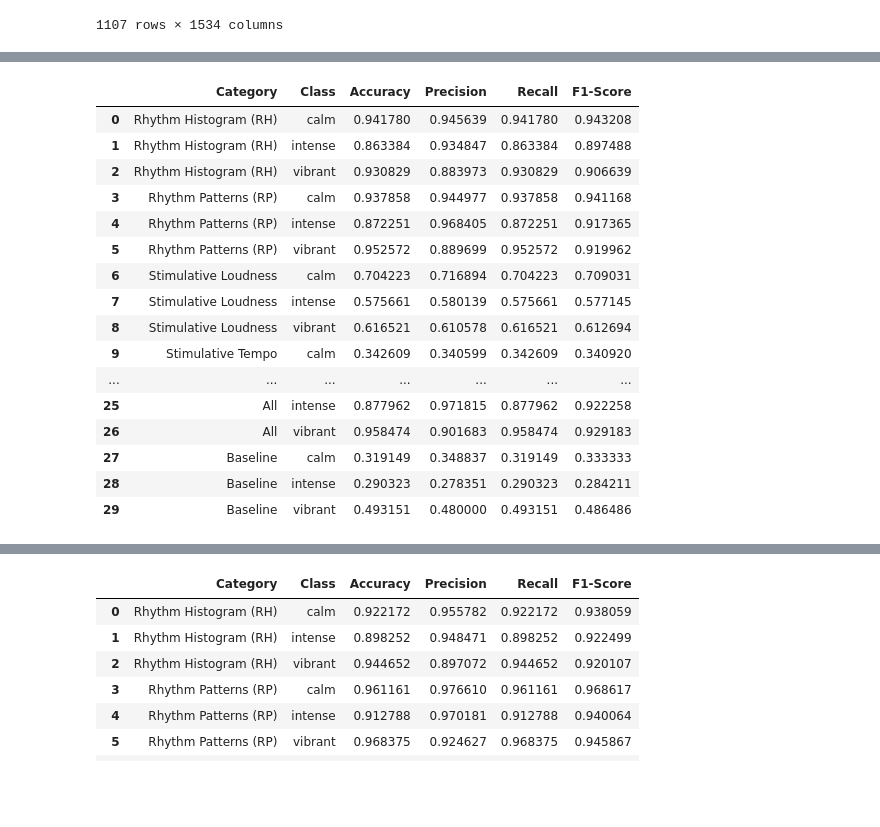
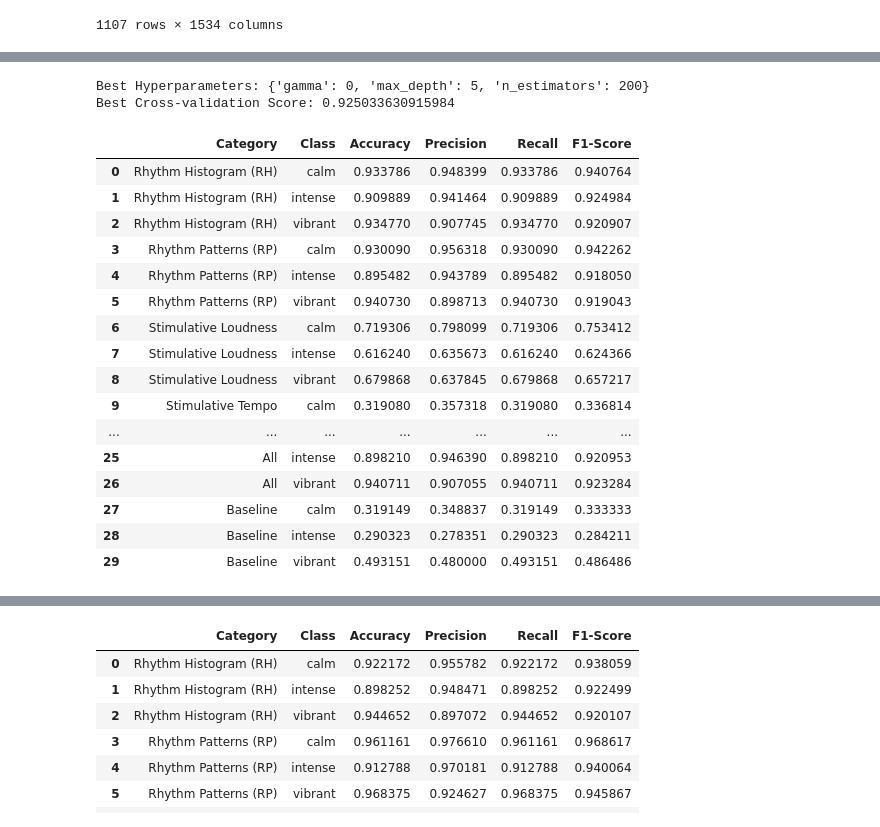
Before and after one commit to miketheofan/msc-in-data-science, a Jupyter notebook: pepmusic_assignment.ipynb, the cells around one changed output, grey strips where cells are left out. Drawn from its saved outputs; the diff is of its cells as text; code cells hidden in the pictures; blank space fills up the shorter version.

```diff
--- a/pepmusic_assignment.ipynb
+++ b/pepmusic_assignment.ipynb
@@ -676,12 +715,13 @@ def produce_results_table(get_columns_by_category, model, train_classifier_func,
     # Convert the list of rows into a DataFrame and return it
     return pd.DataFrame(results)
 # %%
+# This method trains a classifier with a given dataset and returns the results
 def train_classifier(df, model, n_splits=5):
     X = df.drop('clusteringLabel', axis=1)
     y = df['clusteringLabel']
 
     # Split into training and testing sets
-    X_train, X_test, y_train, y_test = train_test_split(X, y, test_size=0.2, random_state=42)
+    X_train, X_test, y_train, y_test = train_test_split(X, y, test_size=0.3, random_state=42)
 
     # Wrap the model with OneVsRestClassifier
     clf = OneVsRestClassifier(model)
@@ -823,22 +857,57 @@ results_table
+# %%
+# Define the model
+xgb = XGBClassifier(eval_metric='mlogloss')
+
+# Define the parameter grid
+param_grid = {
+    'n_estimators': [50, 100, 200],
+    'max_depth': [3, 5, 7],
+    'gamma': [0, 0.1, 0.2]
+}
+
+X_train, y_train = get_columns_by_category['All'].drop('clusteringLabel', axis=1), get_columns_by_category['All']['clusteringLabel']
+
+# Encode the target labels into numerical values for XGBClassifier
+label_encoder = LabelEncoder()
+y_train = label_encoder.fit_transform(y_train)
+
+# Set up GridSearchCV
+grid_search = GridSearchCV(estimator=xgb, param_grid=param_grid, cv=5, scoring='accuracy', n_jobs=-1)
+
+# Fit GridSearchCV to training data
+grid_search.fit(X_train, y_train)
+
+# Get the best parameters and the best score
+print("Best Hyperparameters:", grid_search.best_params_)
+print("Best Cross-validation Score:", grid_search.best_score_)
+# %% [output]
+Best Hyperparameters: {'gamma': 0, 'max_depth': 5, 'n_estimators': 200}
+Best Cross-validation Score: 0.925033630915984
 # %%
-xgb_model = XGBClassifier(use_label_encoder=False, eval_metric='mlogloss')
-results_table = produce_results_table(get_columns_by_category, model, train_classifier)
+xgb_model = XGBClassifier(
+  eval_metric='mlogloss',
+  gamma=0,
+  max_depth=5,
+  n_estimators=200,
+  )
+
+results_table = produce_results_table(get_columns_by_category, xgb_model, train_classifier)
 results_table
 # %% [output]
 |  | Category | Class | Accuracy | Precision | Recall | F1-Score |
-| 0 | Rhythm Histogram (RH) | calm | 0.941780 | 0.945639 | 0.941780 | 0.943208 |
-| 1 | Rhythm Histogram (RH) | intense | 0.863384 | 0.934847 | 0.863384 | 0.897488 |
-| 2 | Rhythm Histogram (RH) | vibrant | 0.930829 | 0.883973 | 0.930829 | 0.906639 |
-| 3 | Rhythm Patterns (RP) | calm | 0.937858 | 0.944977 | 0.937858 | 0.941168 |
-| 4 | Rhythm Patterns (RP) | intense | 0.872251 | 0.968405 | 0.872251 | 0.917365 |
-| 5 | Rhythm Patterns (RP) | vibrant | 0.952572 | 0.889699 | 0.952572 | 0.919962 |
-| 6 | Stimulative Loudness | calm | 0.704223 | 0.716894 | 0.704223 | 0.709031 |
-| 7 | Stimulative Loudness | intense | 0.575661 | 0.580139 | 0.575661 | 0.577145 |
-| 8 | Stimulative Loudness | vibrant | 0.616521 | 0.610578 | 0.616521 | 0.612694 |
-| 9 | Stimulative Tempo | calm | 0.342609 | 0.340599 | 0.342609 | 0.340920 |
+| 0 | Rhythm Histogram (RH) | calm | 0.933786 | 0.948399 | 0.933786 | 0.940764 |
+| 1 | Rhythm Histogram (RH) | intense | 0.909889 | 0.941464 | 0.909889 | 0.924984 |
+| 2 | Rhythm Histogram (RH) | vibrant | 0.934770 | 0.907745 | 0.934770 | 0.920907 |
+| 3 | Rhythm Patterns (RP) | calm | 0.930090 | 0.956318 | 0.930090 | 0.942262 |
+| 4 | Rhythm Patterns (RP) | intense | 0.895482 | 0.943789 | 0.895482 | 0.918050 |
+| 5 | Rhythm Patterns (RP) | vibrant | 0.940730 | 0.898713 | 0.940730 | 0.919043 |
+| 6 | Stimulative Loudness | calm | 0.719306 | 0.798099 | 0.719306 | 0.753412 |
+| 7 | Stimulative Loudness | intense | 0.616240 | 0.635673 | 0.616240 | 0.624366 |
+| 8 | Stimulative Loudness | vibrant | 0.679868 | 0.637845 | 0.679868 | 0.657217 |
+| 9 | Stimulative Tempo | calm | 0.319080 | 0.357318 | 0.319080 | 0.336814 |
 | ... | ... | ... | ... | ... | ... | ... |
-| 25 | All | intense | 0.877962 | 0.971815 | 0.877962 | 0.922258 |
-| 26 | All | vibrant | 0.958474 | 0.901683 | 0.958474 | 0.929183 |
+| 25 | All | intense | 0.898210 | 0.946390 | 0.898210 | 0.920953 |
+| 26 | All | vibrant | 0.940711 | 0.907055 | 0.940711 | 0.923284 |
 | 27 | Baseline | calm | 0.319149 | 0.348837 | 0.319149 | 0.333333 |
 | 28 | Baseline | intense | 0.290323 | 0.278351 | 0.290323 | 0.284211 |
 | 29 | Baseline | vibrant | 0.493151 | 0.480000 | 0.493151 | 0.486486 |
```
Also changed, not shown: parts of 12 cells of this notebook, 1 other file.
